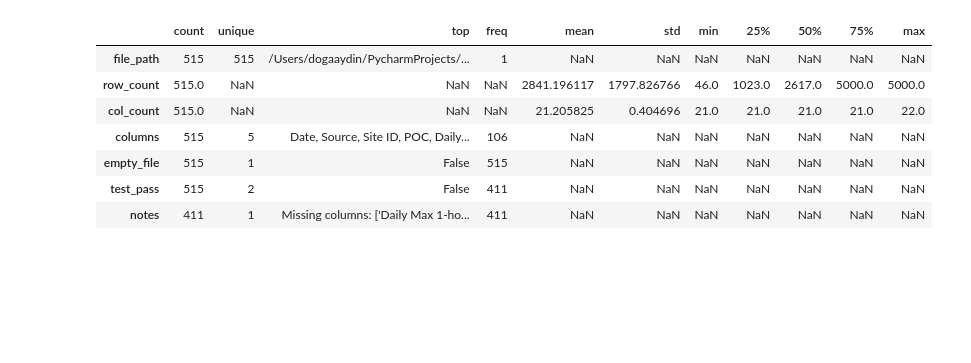
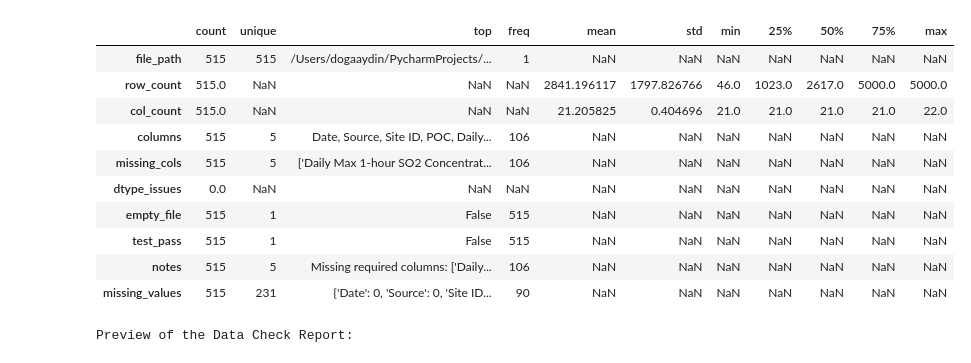
Before and after one commit to dogaaydinn/Geo_Sentiment_Climate, a Jupyter notebook: notebooks/001_data_check.ipynb, the cells around one changed output. Saved outputs shown, nothing was run; the diff lists cells and outputs as text; code cells hidden in the pictures; blank space fills up the shorter version.

```diff
--- a/notebooks/001_data_check.ipynb
+++ b/notebooks/001_data_check.ipynb
@@ -73,11 +112,15 @@ check_raw_data(raw_dir=RAW_DIR)
 processed_dir = os.path.abspath(config["paths"]["processed_dir"])
 report_files = glob.glob(os.path.join(processed_dir, "data_check_report_*.csv"))
 
+df_report = None
 if not report_files:
     logger.warning("No report files found in the processed directory.")
+    df_report = pd.DataFrame()
+    print("No data check reports found.")
 else:
     latest_report = max(report_files, key=os.path.getctime)
     logger.info(f"Loading the latest report: {latest_report}")
+    print(f"Loading the latest report: {latest_report}")
     df_report = pd.read_csv(latest_report)
-    display(df_report)
+    display(df_report.head(10))
 # %% [output]
@@ -102,14 +146,22 @@ else:
 # %%
 # %%
-if not df_report.empty:
+if df_report is not None and not df_report.empty:
     summary = df_report.describe(include='all').transpose()
     display(summary)
+    print("Preview of the Data Check Report:")
+    display(df_report.head())
+else:
+    print("DataFrame is empty. No summary available.")
 # %% [output]
 |  | count | unique | top | freq | mean | std | min | 25% | 50% | 75% | max |
 | file_path | 515 | 515 | /Users/dogaaydin/PycharmProjects/... | 1 | NaN | NaN | NaN | NaN | NaN | NaN | NaN |
 | row_count | 515.0 | NaN | NaN | NaN | 2841.196117 | 1797.826766 | 46.0 | 1023.0 | 2617.0 | 5000.0 | 5000.0 |
 | col_count | 515.0 | NaN | NaN | NaN | 21.205825 | 0.404696 | 21.0 | 21.0 | 21.0 | 21.0 | 22.0 |
 | columns | 515 | 5 | Date, Source, Site ID, POC, Daily... | 106 | NaN | NaN | NaN | NaN | NaN | NaN | NaN |
+| missing_cols | 515 | 5 | ['Daily Max 1-hour SO2 Concentrat... | 106 | NaN | NaN | NaN | NaN | NaN | NaN | NaN |
+| dtype_issues | 0.0 | NaN | NaN | NaN | NaN | NaN | NaN | NaN | NaN | NaN | NaN |
 | empty_file | 515 | 1 | False | 515 | NaN | NaN | NaN | NaN | NaN | NaN | NaN |
-| test_pass | 515 | 2 | False | 411 | NaN | NaN | NaN | NaN | NaN | NaN | NaN |
-| notes | 411 | 1 | Missing columns: ['Daily Max 1-ho... | 411 | NaN | NaN | NaN | NaN | NaN | NaN | NaN |
+| test_pass | 515 | 1 | False | 515 | NaN | NaN | NaN | NaN | NaN | NaN | NaN |
+| notes | 515 | 5 | Missing required columns: ['Daily... | 106 | NaN | NaN | NaN | NaN | NaN | NaN | NaN |
+| missing_values | 515 | 231 | {'Date': 0, 'Source': 0, 'Site ID... | 90 | NaN | NaN | NaN | NaN | NaN | NaN | NaN |
+Preview of the Data Check Report:
```
Also changed, not shown: parts of 39 cells of this notebook.
